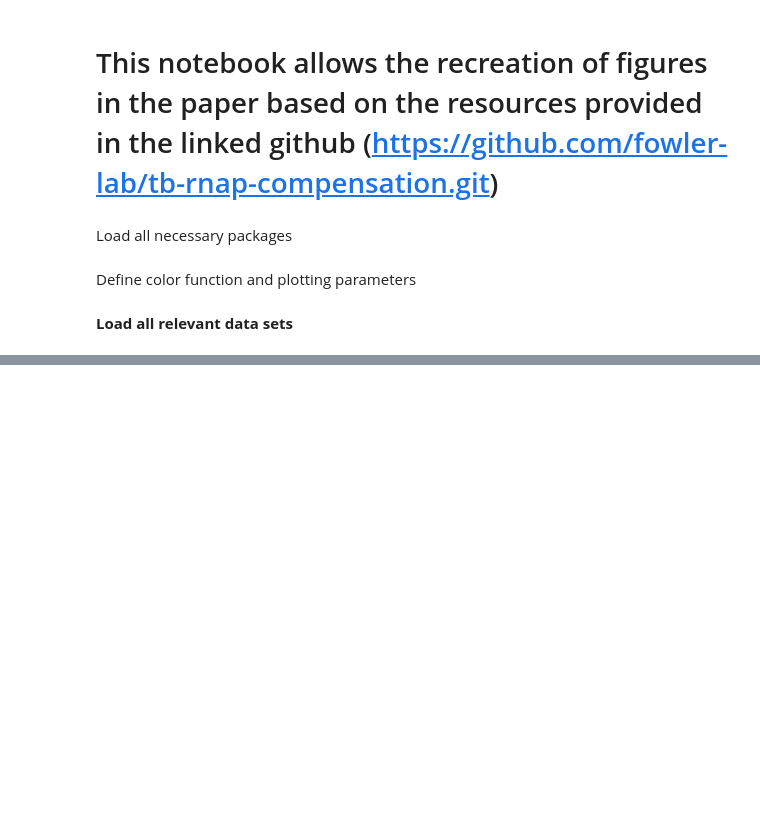
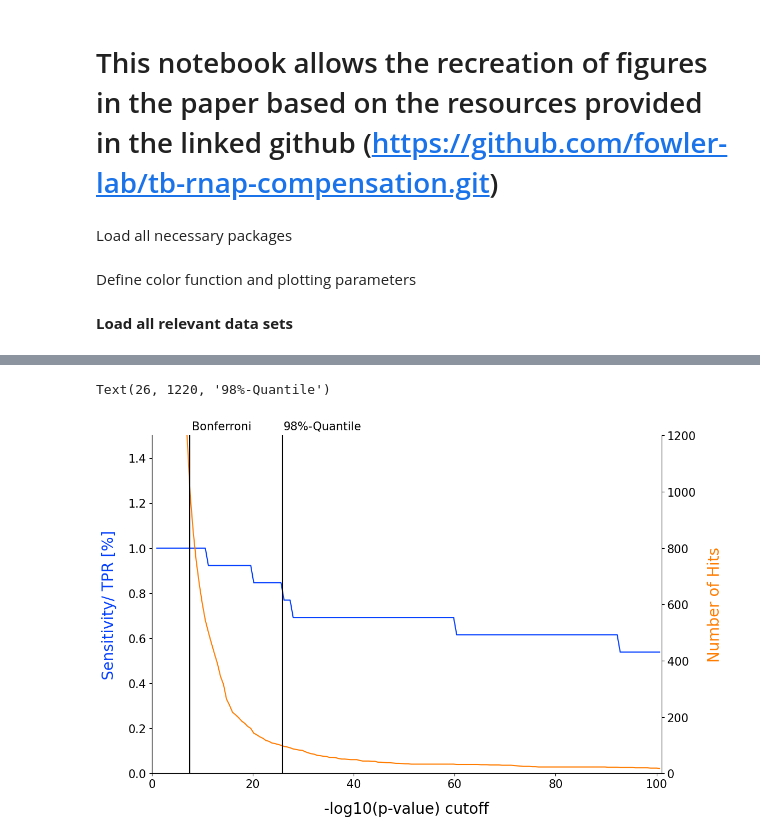
Before and after one commit to fowler-lab/tb-rnap-compensation, a Jupyter notebook: Recreate_figures_paper.ipynb, the cells around one changed output, grey strips where cells are left out. Saved outputs shown, nothing was run; the diff lists cells and outputs as text; code cells hidden in the pictures; blank space fills up the shorter version.

```diff
--- a/Recreate_figures_paper.ipynb
+++ b/Recreate_figures_paper.ipynb
@@ -1556,0 +375,77 @@ Done outside of this notebook, simply mapped the list of prevalence-filtered, no
+# %%
+#set color palette
+colors = sns.color_palette("bright")
+my_cmap = ListedColormap(sns.color_palette(colors).as_hex())
+
+#Obtain number of hits corresponding to cut-off
+results_fisher = pandas.read_csv('results_fisher_all.csv')
+results_fisher = results_fisher[results_fisher.both != 0]
+results_fisher = results_fisher.iloc[:-1,:]
+results_fisher['log10'] = -numpy.log10(results_fisher.p_value.astype('float'))
+results = results_fisher
+
+reference = pandas.read_excel(r'/Users/viktoriabrunner/Documents/Studium/PhD/DPhil/paper/tb-rnap-compensation/Ref_CMs.xlsx',
+                              sheet_name = 'conservative_CMs') #or 'conservative_CMs'
+reference.drop([0,1,2,3], axis = 0, inplace = True)
+reference.drop(index = reference.index[-2:], axis = 0, inplace = True)
+
+n_refs = []
+n_hits = []
+cut_offs = numpy.arange(1, 101, 0.6).tolist() # list(range(1,101,0.5))
+bonferroni_p = -numpy.log10(0.01/360000)
+
+for i in cut_offs:
+
+    results_tmp = results[results.log10 > i]
+    ref_ratio = len(results_tmp[results_tmp.other_mutation.isin(reference.mutation)])/len(reference.mutation)
+
+    if ref_ratio > 1:
+        ref_ratio = 1
+
+    n_refs.append(ref_ratio)
+    n_hits.append(len(results[results.log10 > i])) #replace with len(results_tmp)
+
+#plot graphs
+fig, ax1 = plt.subplots()
+fig.set_size_inches(12, 8)
+
+ax1.spines["top"].set_visible(False)
+ax1.tick_params(labelsize = 15)
+
+ax1.set_xlim(0, 101)
+ax1.set_ylim(0, 1.5)
+
+ax1.set_xlabel('-log10(p-value) cutoff', size = 20, labelpad = 15)
+ax1.set_ylabel('Sensitivity/ TPR [%]', size = 20, labelpad = 15)
+ax1.yaxis.label.set_color(colors[0])
+
+ax1.plot(cut_offs, n_refs, color = colors[0], label = 'reference hits')
+#plt.plot(cutoff[3], n_refs[3], 'g*', markersize = 15)
+ax1.tick_params(axis = 'y')
+#ax1.legend(loc = 0, fontsize = 15)
+
+ax2 = ax1.twinx()
+ax2.spines["top"].set_visible(False)
+ax2.tick_params(labelsize = 15)
+
+ax2.set_ylim(0, 1200)
+
+ax2.set_ylabel('Number of Hits', size = 20, labelpad = 15)
+ax2.yaxis.label.set_color(colors[1])
+
+ax2.plot(cut_offs, n_hits, color = colors[1], label = 'hits')
+#plt.plot(cutoff[3], n_hits[3], 'g*', markersize = 15)
+ax2.tick_params(axis = 'y')
+#ax2.legend(loc = 0, fontsize = 15)
+
+plt.axvline(x = bonferroni_p, color = 'black')
+plt.axvline(x = numpy.quantile(results.log10, 0.98), color = 'black')
+
+plt.text(8, 1220, 'Bonferroni', size = 15)
+plt.text(26, 1220, '98%-Quantile', size = 15)
+
+#Uncomment below save image:
+#fig.savefig('P_value_cutoff.svg', format='svg', dpi=1200)
+# %% [output]
+Text(26, 1220, '98%-Quantile')
+[figure, added]
```
Also changed, not shown: parts of 90 cells of this notebook.
